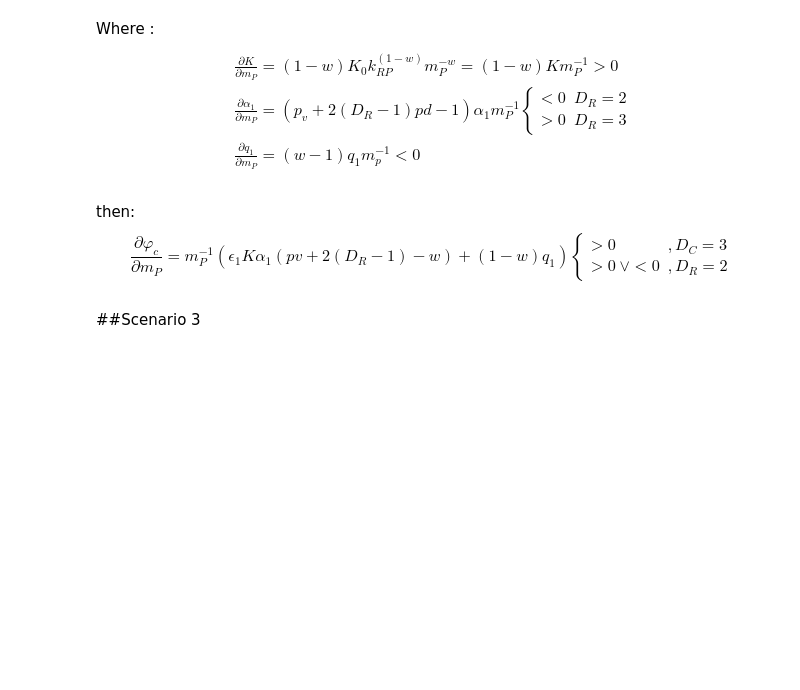
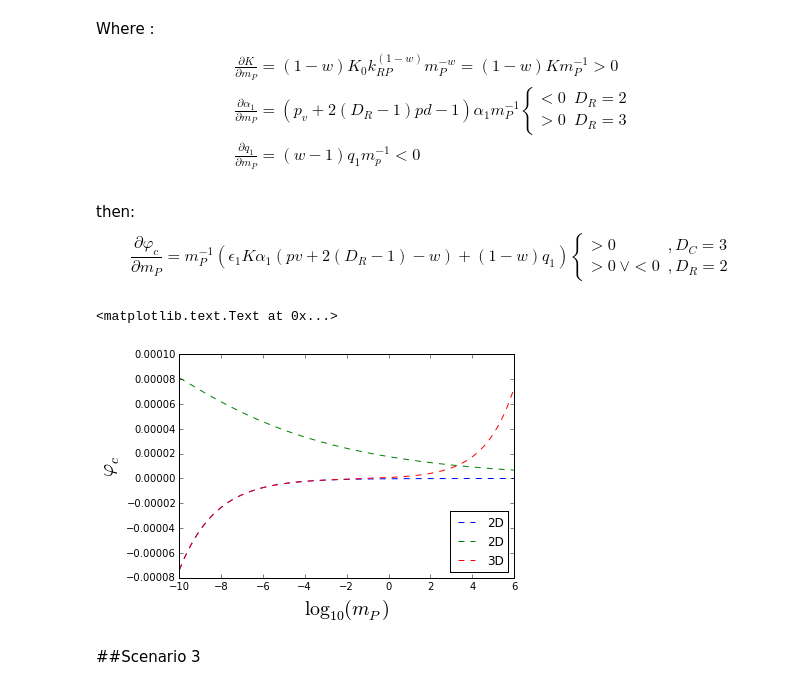
Before and after one commit to Carlos16/Tesis-IGP, a Jupyter notebook: code/Theory/massPredatorInfluence.ipynb, the cells around one changed output. Cells and saved outputs as stored; diff of their text form; code cells hidden in the pictures; blank space fills up the shorter version.

Commit message:
Finished analyzed influence of massP over invasibility functions, next are size ratios

```diff
--- a/code/Theory/massPredatorInfluence.ipynb
+++ b/code/Theory/massPredatorInfluence.ipynb
@@ -1,3 +1,18 @@
+# %%
+import matplotlib as mpl
+import matplotlib.pyplot as plt
+import numpy as np
+%matplotlib inline
+mpl.rcParams['text.usetex'] =False
+# %%
+import TestProgram as TP
+B1 = TP.BSR(TP.params1,'LV',[-10,5],False)
+B1.setfDict()
+B2 = TP.BSR(TP.params2,'LV',[-10,5],False)
+B2.setfDict()
+xRange = 10**np.arange(-10,6,0.01)
+F1 = B1.fDict
+F2 = B2.fDict
 # %% [markdown]
 #Influence of Predator mass over the Invasibility functions
 # %% [markdown]
@@ -20,6 +35,17 @@ then:
 \begin{equation}
     \frac{\partial \varphi_c}{\partial m_P} = m_P^{-1}(\epsilon_1K\alpha_1( pv + 2(D_R-1) -w) + (1-w)q_1) \begin{cases} >0 &,D_C = 3 \\ >0 \ \lor <0 &, D_R = 2 \end{cases}
 \end{equation}
+# %%
+fig,axes = plt.subplots()
+axes.plot(np.log10(xRange),F1['I_C_s2'](1e-5,1e-3,xRange),'b--',label ="2D")
+axes.plot(np.log10(xRange),F1['I_C_s2'](1e2,1e1,xRange),'g--',label ="2D")
+axes.plot(np.log10(xRange),F2['I_C_s2'](1e-5,1e-3,xRange),'r--',label = "3D")
+axes.legend(loc ="best")
+axes.set_xlabel(r"$\log_{10}(m_P)$",size=20)
+axes.set_ylabel(r"$\varphi_c$",size=20)
+# %% [output]
+<matplotlib.text.Text at 0x...>
+[figure, added]
 # %% [markdown]
 ##Scenario 3
 # %% [markdown]
```
Also changed, not shown: parts of 12 cells of this notebook, 2 other files.
